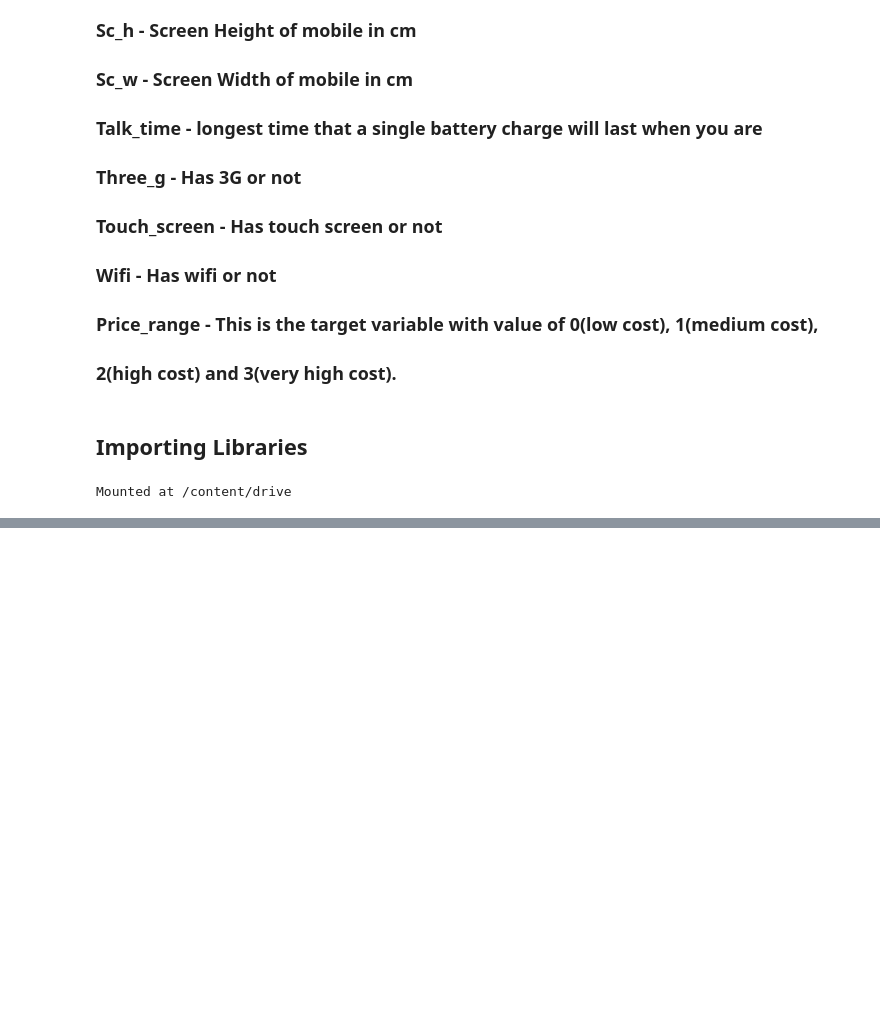
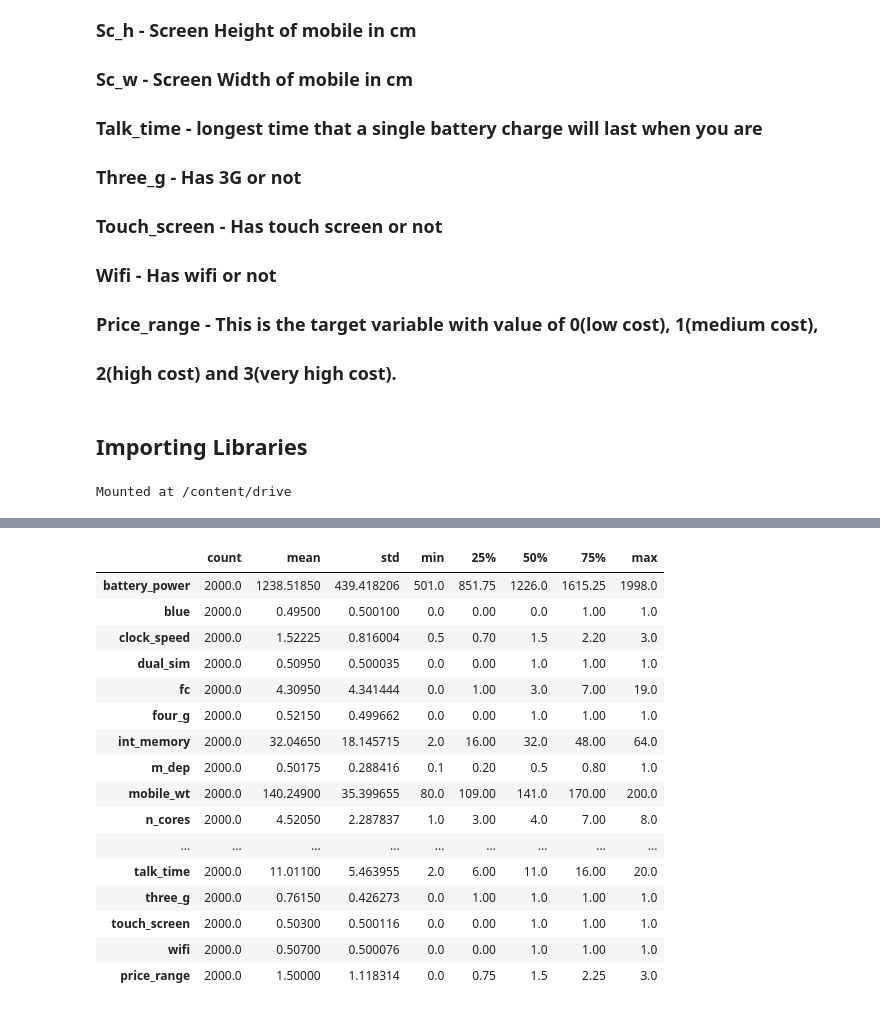
Before and after one commit to RohanAG2806/Mobile-Price-Range-Prediction, a Jupyter notebook: Mobile_price_range_prediction_capstone_project.ipynb, the cells around one changed output, grey strips where cells are left out. Cells and saved outputs as stored; diff of their text form; code cells hidden in the pictures; blank space fills up the shorter version.

```diff
--- a/Mobile_price_range_prediction_capstone_project.ipynb
+++ b/Mobile_price_range_prediction_capstone_project.ipynb
@@ -58,0 +146,21 @@ Mounted at /content/drive
+# %%
+# Transpose index and columns
+data.describe().transpose()
+# %% [output]
+|  | count | mean | std | min | 25% | 50% | 75% | max |
+| battery_power | 2000.0 | 1238.51850 | 439.418206 | 501.0 | 851.75 | 1226.0 | 1615.25 | 1998.0 |
+| blue | 2000.0 | 0.49500 | 0.500100 | 0.0 | 0.00 | 0.0 | 1.00 | 1.0 |
+| clock_speed | 2000.0 | 1.52225 | 0.816004 | 0.5 | 0.70 | 1.5 | 2.20 | 3.0 |
+| dual_sim | 2000.0 | 0.50950 | 0.500035 | 0.0 | 0.00 | 1.0 | 1.00 | 1.0 |
+| fc | 2000.0 | 4.30950 | 4.341444 | 0.0 | 1.00 | 3.0 | 7.00 | 19.0 |
+| four_g | 2000.0 | 0.52150 | 0.499662 | 0.0 | 0.00 | 1.0 | 1.00 | 1.0 |
+| int_memory | 2000.0 | 32.04650 | 18.145715 | 2.0 | 16.00 | 32.0 | 48.00 | 64.0 |
+| m_dep | 2000.0 | 0.50175 | 0.288416 | 0.1 | 0.20 | 0.5 | 0.80 | 1.0 |
+| mobile_wt | 2000.0 | 140.24900 | 35.399655 | 80.0 | 109.00 | 141.0 | 170.00 | 200.0 |
+| n_cores | 2000.0 | 4.52050 | 2.287837 | 1.0 | 3.00 | 4.0 | 7.00 | 8.0 |
+| ... | ... | ... | ... | ... | ... | ... | ... | ... |
+| talk_time | 2000.0 | 11.01100 | 5.463955 | 2.0 | 6.00 | 11.0 | 16.00 | 20.0 |
+| three_g | 2000.0 | 0.76150 | 0.426273 | 0.0 | 1.00 | 1.0 | 1.00 | 1.0 |
+| touch_screen | 2000.0 | 0.50300 | 0.500116 | 0.0 | 0.00 | 1.0 | 1.00 | 1.0 |
+| wifi | 2000.0 | 0.50700 | 0.500076 | 0.0 | 0.00 | 1.0 | 1.00 | 1.0 |
+| price_range | 2000.0 | 1.50000 | 1.118314 | 0.0 | 0.75 | 1.5 | 2.25 | 3.0 |
```
Also changed, not shown: parts of 11 cells of this notebook.
